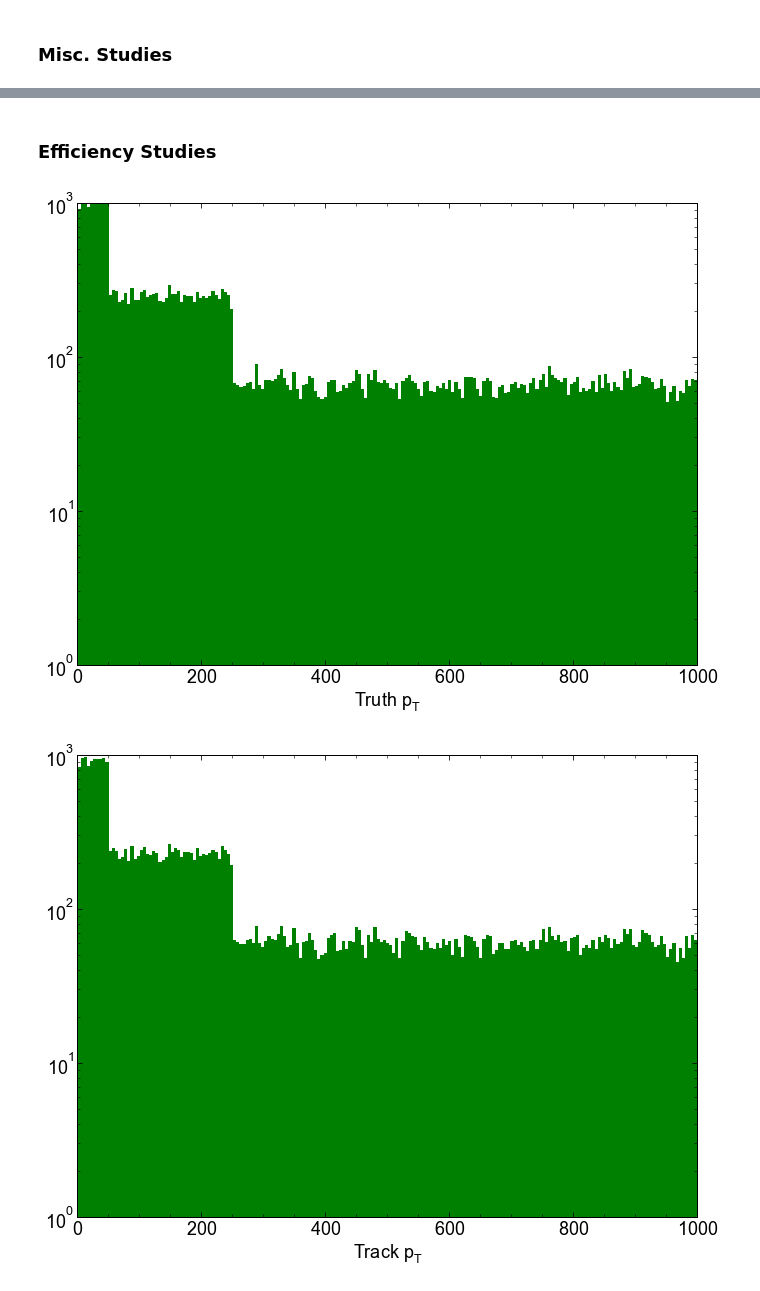
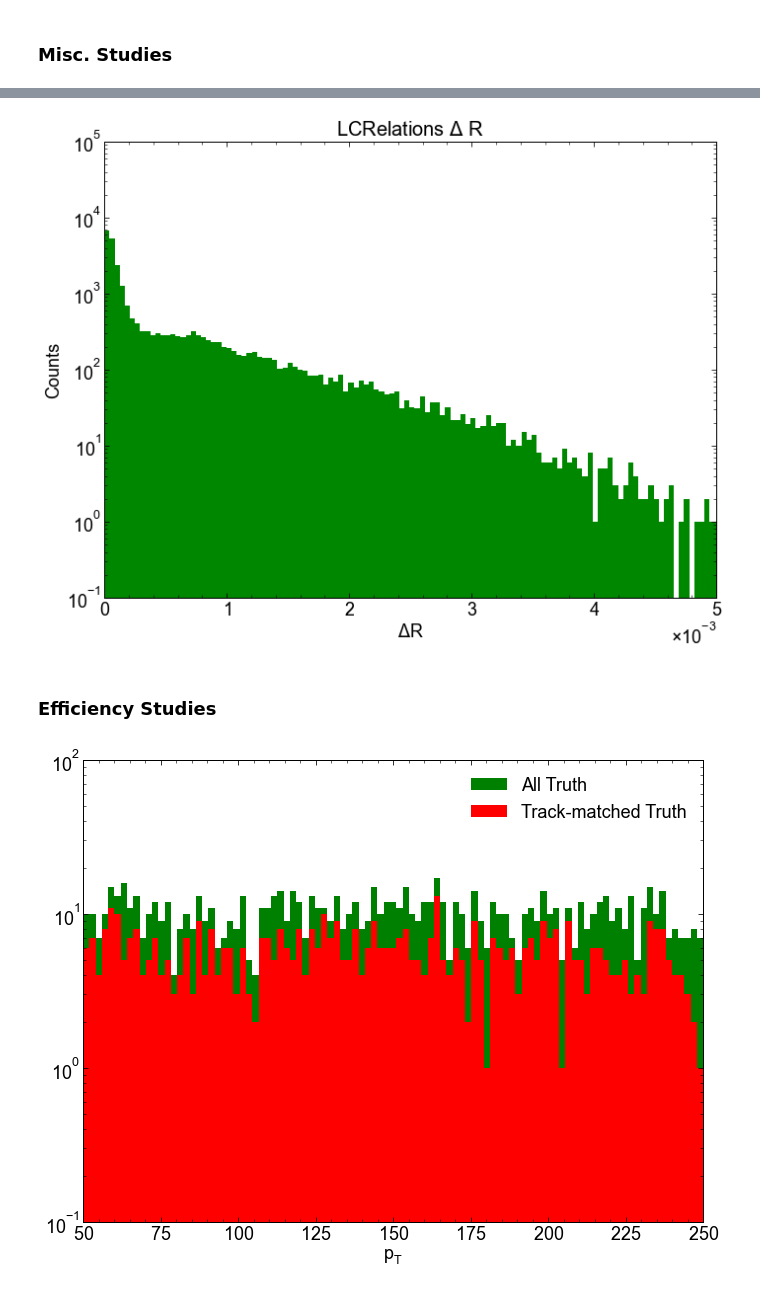
Before and after one commit to kdp-lab/maia_detector_paper, a Jupyter notebook: json_analysis.ipynb, the cells around one changed output, grey strips where cells are left out. Drawn from its saved outputs; the diff is of its cells as text; code cells hidden in the pictures.

```diff
--- a/json_analysis.ipynb
+++ b/json_analysis.ipynb
@@ -12,8 +12,13 @@ ampl.use_atlas_style()
 #from codes.plotting import plot_prettier
 #plot_prettier()
 # %%
+bib_0_50 = ak.from_json(pathlib.Path(r"C:\Users\leoro\OneDrive\Muon_Collider\Psets\mucol_plotting_scripts-main\macros\local_scripts\v0_BIB_0_50.json"))
+bib_50_250 = ak.from_json(pathlib.Path(r"C:\Users\leoro\OneDrive\Muon_Collider\Psets\mucol_plotting_scripts-main\macros\local_scripts\v0_BIB_50_250.json"))
+bib_250_1000 = ak.from_json(pathlib.Path(r"C:\Users\leoro\OneDrive\Muon_Collider\Psets\mucol_plotting_scripts-main\macros\local_scripts\v0_BIB_250_1000.json"))
 pt_0_50 = ak.from_json(pathlib.Path(r"C:\Users\leoro\OneDrive\Muon_Collider\Psets\mucol_plotting_scripts-main\macros\local_scripts\v0_noBIB_0-50.json"))
 pt_50_250 = ak.from_json(pathlib.Path(r"C:\Users\leoro\OneDrive\Muon_Collider\Psets\mucol_plotting_scripts-main\macros\local_scripts\v0_noBIB_50-250.json"))
+pt_250_1000_dr = ak.from_json(pathlib.Path(r"C:\Users\leoro\OneDrive\Muon_Collider\Psets\mucol_plotting_scripts-main\macros\local_scripts\v0_noBIB_250-1000_dr_0.1.json"))
 pt_250_1000 = ak.from_json(pathlib.Path(r"C:\Users\leoro\OneDrive\Muon_Collider\Psets\mucol_plotting_scripts-main\macros\local_scripts\v0_noBIB_250-1000.json"))
+merged = ak.from_json(pathlib.Path(r"C:\Users\leoro\OneDrive\Muon_Collider\Psets\mucol_plotting_scripts-main\macros\local_scripts\v0_noBIB_merged.json"))
 legacy = ak.from_json(pathlib.Path(r"C:\Users\leoro\OneDrive\Muon_Collider\Psets\mucol_plotting_scripts-main\macros\local_scripts\makeMuonPlots.json"))
 # %%
@@ -841,22 +957,25 @@ plt.show()
+# %%
+plt.hist(merged['LC_dr'], bins = 1000)
+plt.xlim(0,0.005)
+plt.xlabel(r"$\Delta$R")
+plt.ylabel("Counts")
+plt.title("LCRelations $\Delta$ R")
+plt.yscale('log')
+# %% [output]
+[figure, added]
 # %% [markdown]
 ### Efficiency Studies
 # %%
 plt.figure()
 
-plt.hist(np.ravel(total_truth_pt), bins=np.linspace(0,1000,200), color='green')
+plt.hist(np.ravel(bib_50_250['mcp_mu_pt']), bins=np.linspace(50,250,100), color='green', label = 'All Truth')
+plt.hist((np.ravel(bib_50_250['pt_match'])), bins=np.linspace(50,250,100), color='red', label = 'Track-matched Truth', alpha = 1)
 plt.yscale('log')
-plt.xlim(0,1000)
-plt.ylim(1,1000)
-plt.xlabel(r'Truth $p_T$')
+plt.xlim(50,250)
+#plt.ylim(1,1000)
+#plt.title(r'$p_T$ Residual for pt_250_1000 data with no quality cut')
+plt.xlabel(r'$p_T$')
+plt.legend(loc = 'upper right')
 plt.show()
-
-plt.hist((np.ravel(total_track_pt)), bins=np.linspace(0,1000,200), color='green')
-plt.yscale('log')
-plt.xlim(0,1000)
-plt.ylim(1,1000)
-#plt.title(r'$p_T$ Residual for pt_250_1000 data with no quality cut')
-plt.xlabel(r'Track $p_T$')
-plt.show()
 # %% [output]
-[figure, old version]
+[figure, new version]
-[figure, removed]
```
Also changed, not shown: parts of 36 cells of this notebook.
